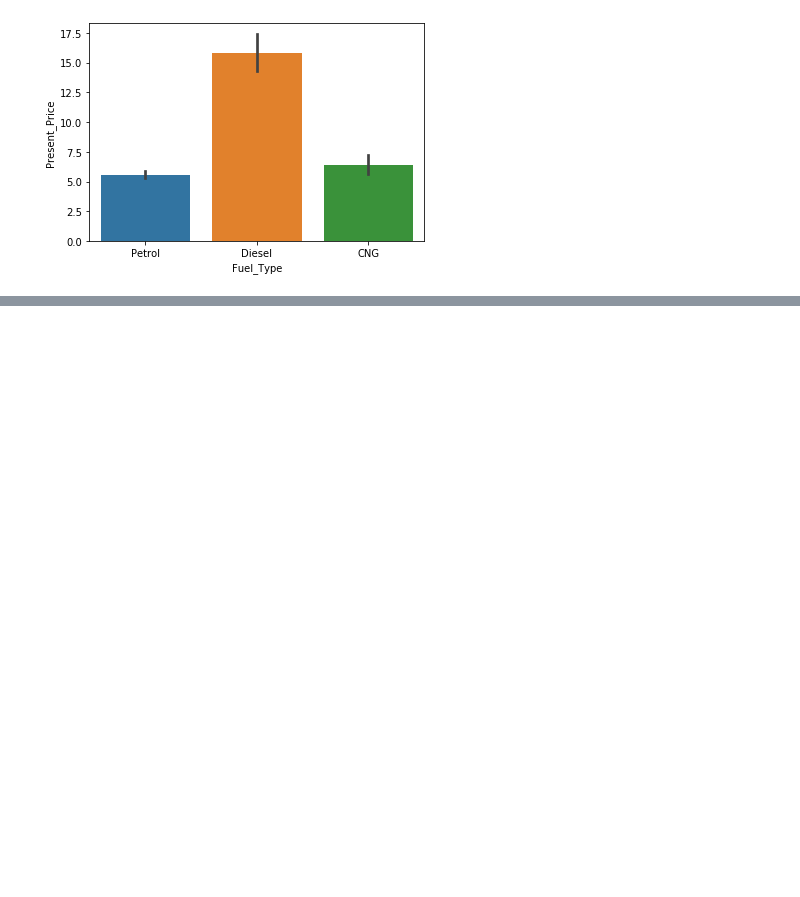
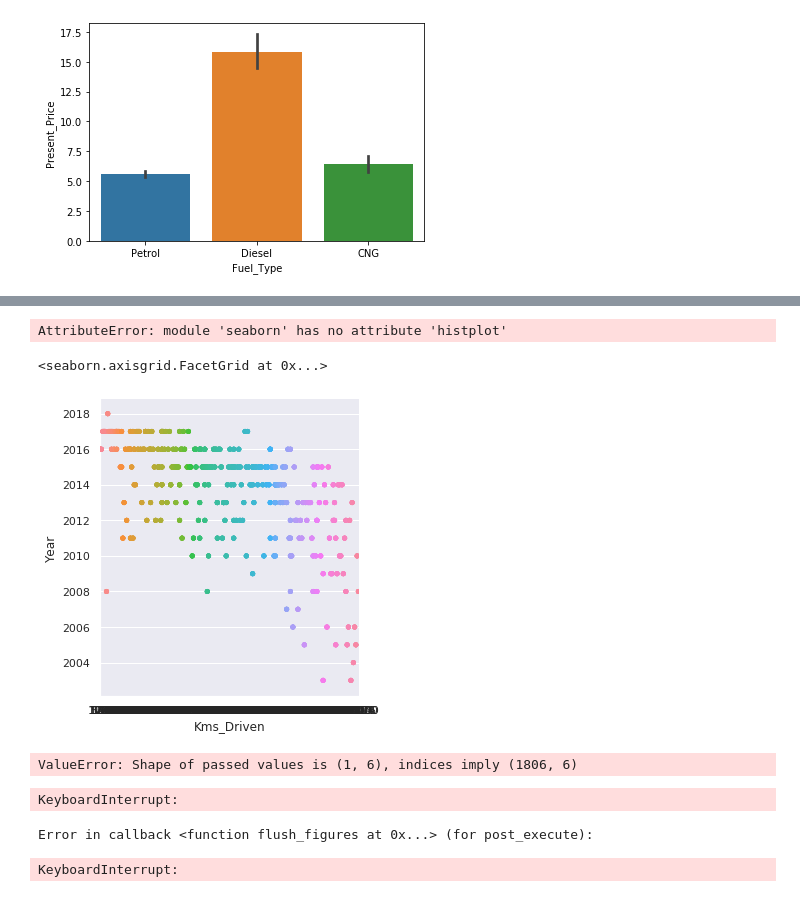
Before and after one commit to ejhb/audit, a Jupyter notebook: 2020-11-02-brief-car/note_booked.ipynb, the cells around one changed output, grey strips where cells are left out. Drawn from its saved outputs; the diff is of its cells as text; code cells hidden in the pictures; blank space fills up the shorter version.

```diff
--- a/2020-11-02-brief-car/note_booked.ipynb
+++ b/2020-11-02-brief-car/note_booked.ipynb
@@ -164,0 +161,25 @@ ValueError: could not convert string to float: 'Fuel_TypeInt'
+# %%
+g = sns.FacetGrid(df, col="Fuel_Type")
+g.map(sns.histplot, "Year")
+# %% [output]
+AttributeError: module 'seaborn' has no attribute 'histplot'
+# %%
+sns.catplot( y='Year', x='Kms_Driven',data=df)
+# %% [output]
+<seaborn.axisgrid.FacetGrid at 0x...>
+[figure, added]
+# %%
+sns.relplot(data=df, x=['Selling_Price'], y=["Kms_Driven"], hue="Year")
+# %% [output]
+ValueError: Shape of passed values is (1, 6), indices imply (1806, 6)
+# %%
+sns.catplot(data=car_data, kind="strip", x="Car_Name", y="Selling_Price", hue="Year")
+# %% [output]
+KeyboardInterrupt:
+# %%
+x = df['Selling_Price']
+y = df['Kms_Driven']
+ax=sns.barplot(x=x, y=y, data=df)
+# %% [output]
+Error in callback <function flush_figures at 0x...> (for post_execute):
+KeyboardInterrupt:
```
Also changed, not shown: parts of 3 cells of this notebook, 1 other file.
